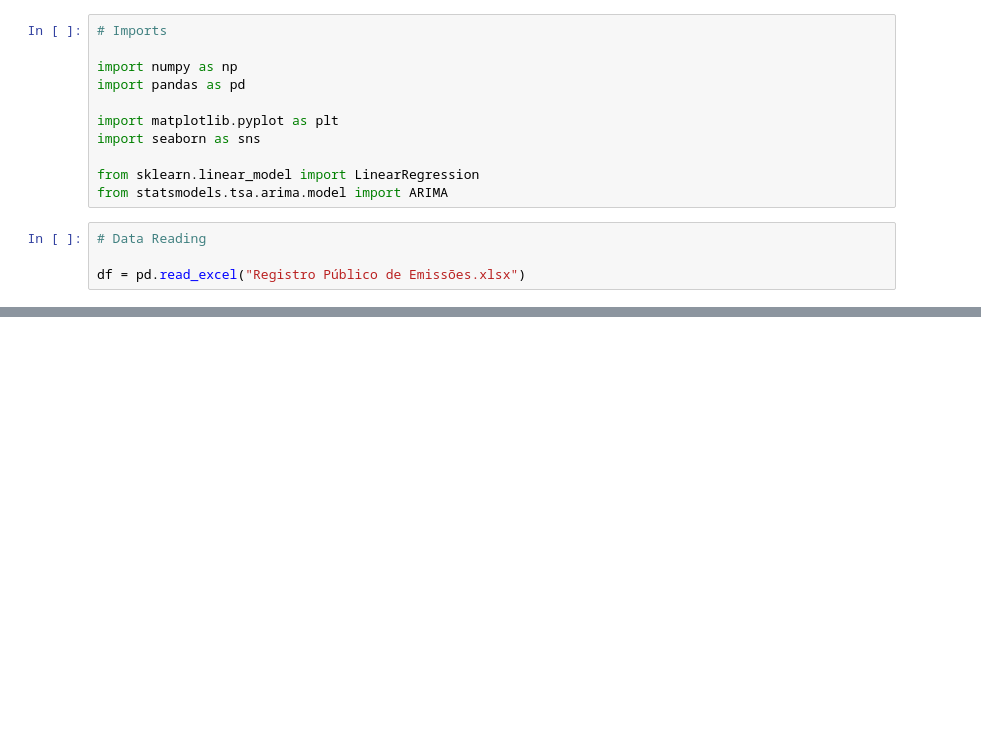
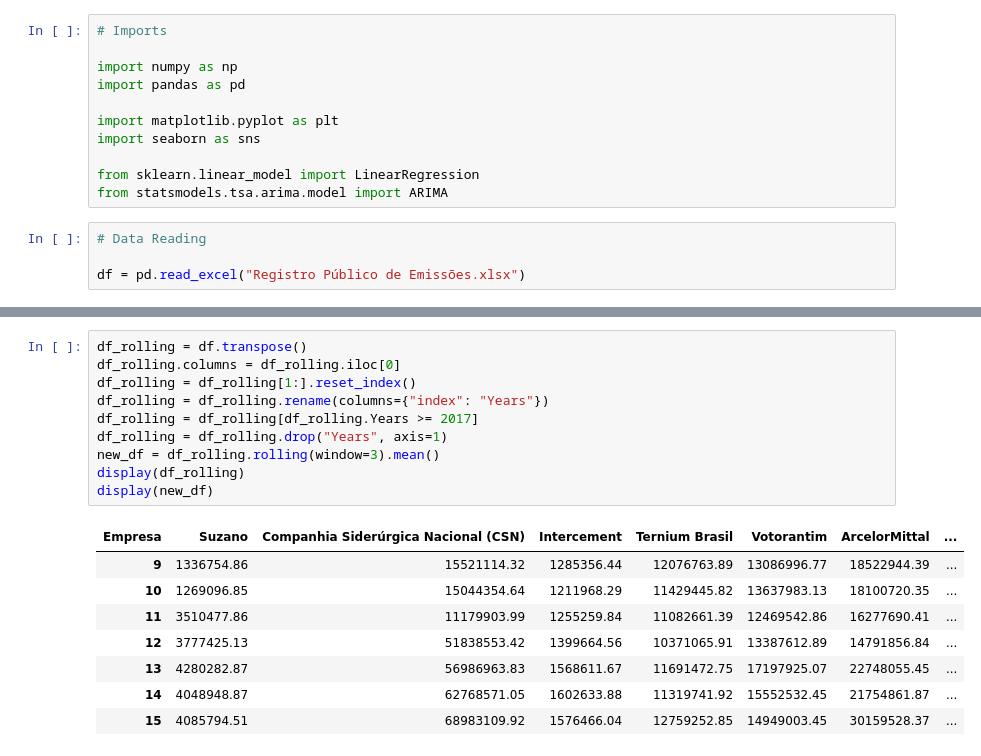
Before and after one commit to thiagoneye/costcaster, a Jupyter notebook: main.ipynb, the cells around one changed output, grey strips where cells are left out. Saved outputs shown, nothing was run; the diff lists cells and outputs as text; blank space fills up the shorter version.

```diff
--- a/main.ipynb
+++ b/main.ipynb
@@ -106,0 +157,19 @@ for company_name in list_of_companies:
+# %%
+df_rolling = df.transpose()
+df_rolling.columns = df_rolling.iloc[0]
+df_rolling = df_rolling[1:].reset_index()
+df_rolling = df_rolling.rename(columns={"index": "Years"})
+df_rolling = df_rolling[df_rolling.Years >= 2017]
+df_rolling = df_rolling.drop("Years", axis=1)
+new_df = df_rolling.rolling(window=3).mean()
+display(df_rolling)
+display(new_df)
+# %% [output]
+| Empresa | Suzano | Companhia Siderúrgica Nacional (CSN) | Intercement | Ternium Brasil | Votorantim | ArcelorMittal | ... |
+| 9 | 1336754.86 | 15521114.32 | 1285356.44 | 12076763.89 | 13086996.77 | 18522944.39 | ... |
+| 10 | 1269096.85 | 15044354.64 | 1211968.29 | 11429445.82 | 13637983.13 | 18100720.35 | ... |
+| 11 | 3510477.86 | 11179903.99 | 1255259.84 | 11082661.39 | 12469542.86 | 16277690.41 | ... |
+| 12 | 3777425.13 | 51838553.42 | 1399664.56 | 10371065.91 | 13387612.89 | 14791856.84 | ... |
+| 13 | 4280282.87 | 56986963.83 | 1568611.67 | 11691472.75 | 17197925.07 | 22748055.45 | ... |
+| 14 | 4048948.87 | 62768571.05 | 1602633.88 | 11319741.92 | 15552532.45 | 21754861.87 | ... |
+| 15 | 4085794.51 | 68983109.92 | 1576466.04 | 12759252.85 | 14949003.45 | 30159528.37 | ... |
```
Also changed, not shown: parts of 4 cells of this notebook, 8 other files.
